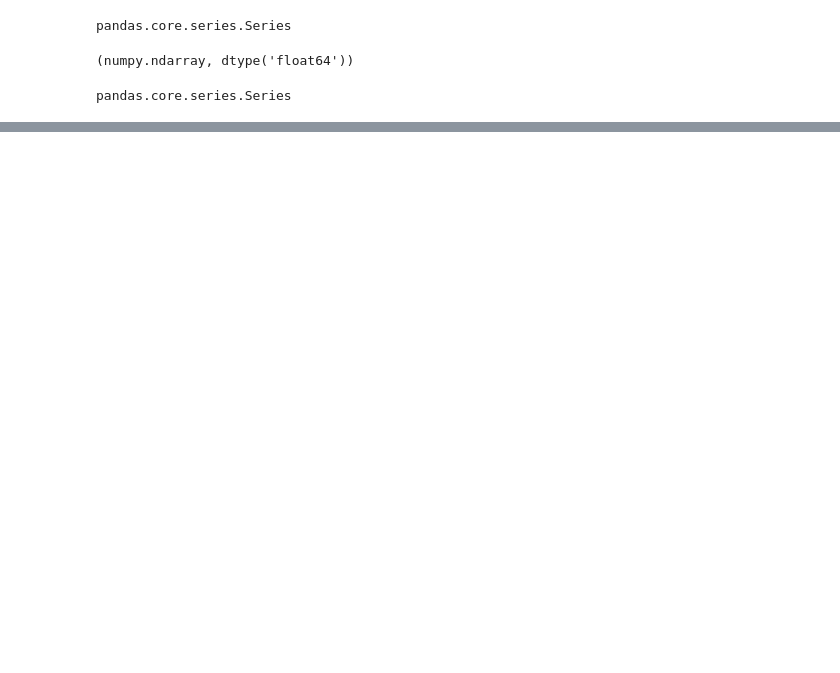
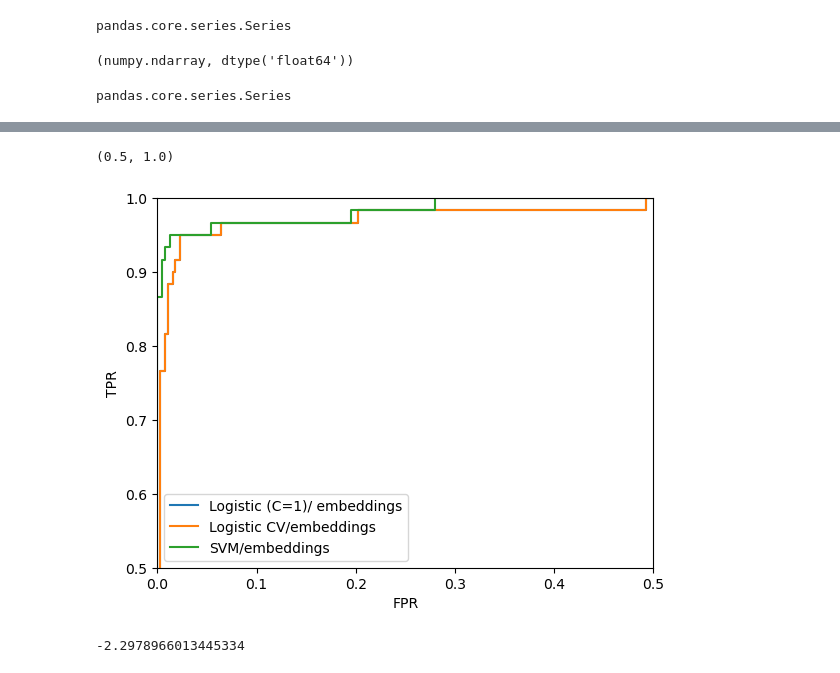
Before and after one commit to wltrimbl/uchicago-data221, a Jupyter notebook: notebooks/SPAM-word2vec.ipynb, the cells around one changed output, grey strips where cells are left out. Saved outputs shown, nothing was run; the diff lists cells and outputs as text; code cells hidden in the pictures; blank space fills up the shorter version.

```diff
--- a/notebooks/SPAM-word2vec.ipynb
+++ b/notebooks/SPAM-word2vec.ipynb
@@ -374,5 +423,5 @@ goodmodel.score(Xtest, Ytest)
 # %%
 from sklearn.svm import SVC
 # %%
-svc = SVC().fit(Xtrain, Ytrain)
+svc = SVC(probability=True).fit(X, Y)
 # %%
@@ -381,0 +431,12 @@ svc.score(Xtest, Ytest)
+# %%
+yscores_svc = svc.predict_proba(XTEST)[:,1]
+fpr3, tpr3, thresholds3 = roc_curve ( Ytest.values, yscores_svc)
+# %%
+plt.plot(fpr, tpr, label="Logistic (C=1)/ embeddings")
+plt.plot(fpr2, tpr2, label="Logistic CV/embeddings")
+plt.plot(fpr3, tpr3, label="SVM/embeddings")
+plt.legend(); plt.xlabel("FPR"), plt.ylabel("TPR")
+plt.xlim(0, 0.5); plt.ylim(0.5,1)
+# %% [output]
+(0.5, 1.0)
+[figure, added]
@@ -381,0 +482,4 @@ svc.score(Xtest, Ytest)
+# %%
+score("free")
+# %% [output]
+-2.2978966013445334
```
Also changed, not shown: parts of 51 cells of this notebook, 2 other files.
